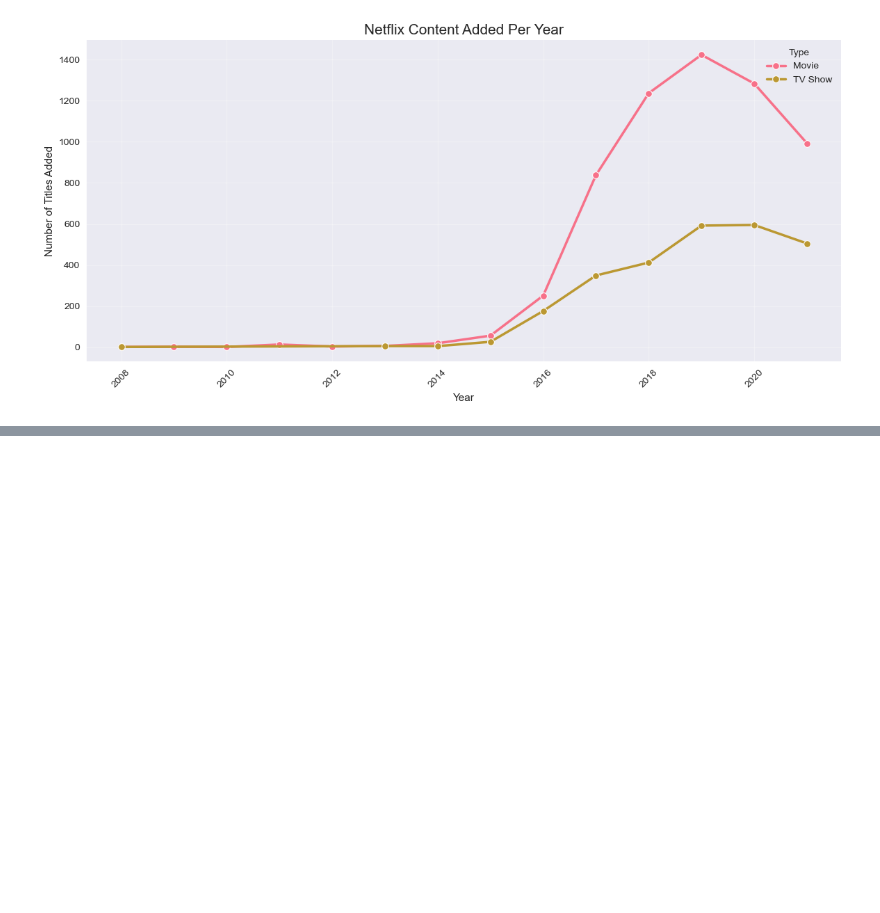
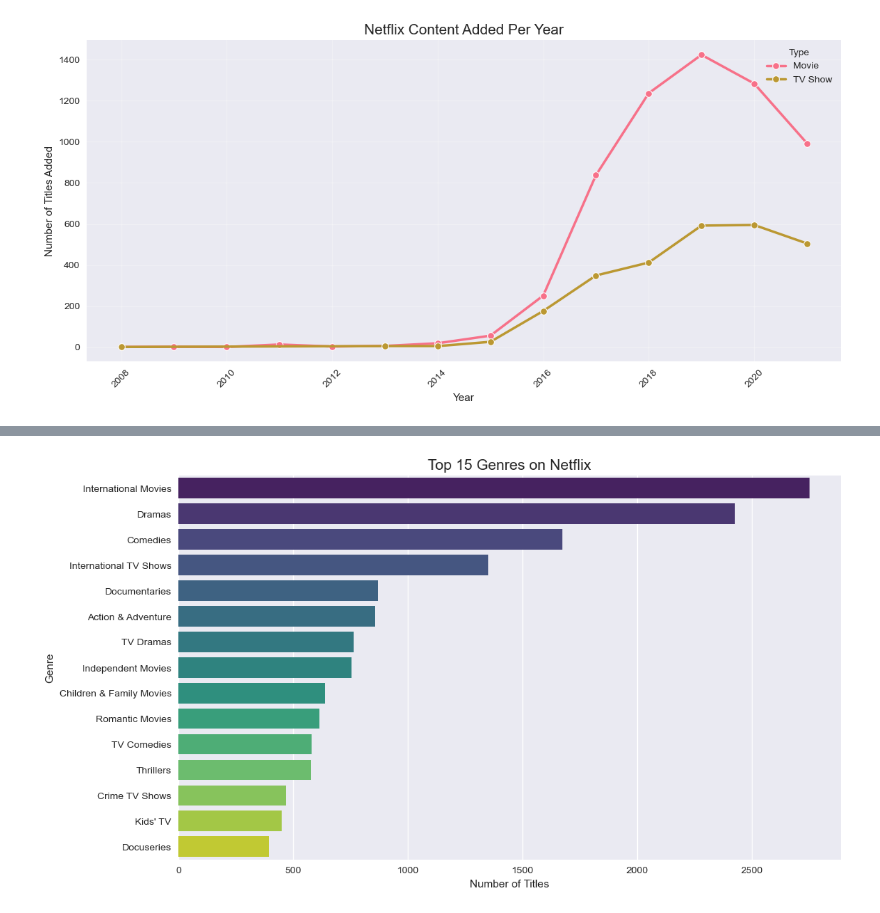
Before and after one commit to sesathrajapaksha-dev/netflix-analysis, a Jupyter notebook: netflix_analysis.ipynb, the cells around one changed output, grey strips where cells are left out. Saved outputs shown, nothing was run; the diff lists cells and outputs as text; code cells hidden in the pictures; blank space fills up the shorter version.

```diff
--- a/netflix_analysis.ipynb
+++ b/netflix_analysis.ipynb
@@ -248,0 +273,26 @@ plt.show()
+# %%
+all_genres = []
+for genres in df_clean['listed_in']:
+    genre_list = [g.strip() for g in genres.split(',')]
+    all_genres.extend(genre_list)
+
+genre_counts = Counter(all_genres)
+genre_df = pd.DataFrame(
+    genre_counts.most_common(15),
+    columns=['Genre', 'Count']
+)
+
+plt.figure(figsize=(12, 7))
+sns.barplot(
+    data=genre_df,
+    x='Count',
+    y='Genre',
+    palette='viridis'
+)
+plt.title('Top 15 Genres on Netflix', fontsize=15)
+plt.xlabel('Number of Titles')
+plt.ylabel('Genre')
+plt.savefig('images/top_genres.png', bbox_inches='tight')
+plt.show()
+# %% [output]
+[figure, added]
```
Also changed, not shown: parts of 5 cells of this notebook, 6 other files.
